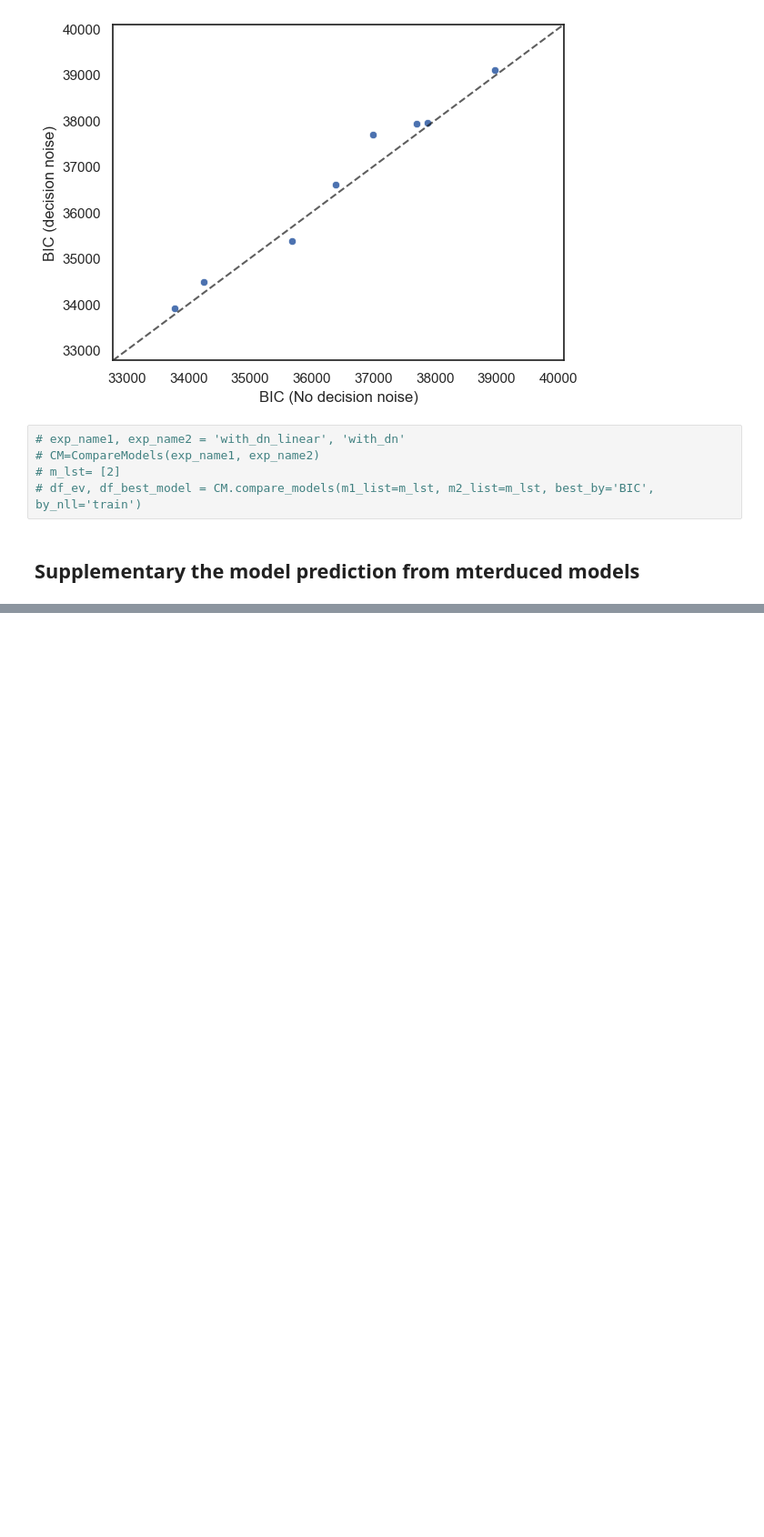
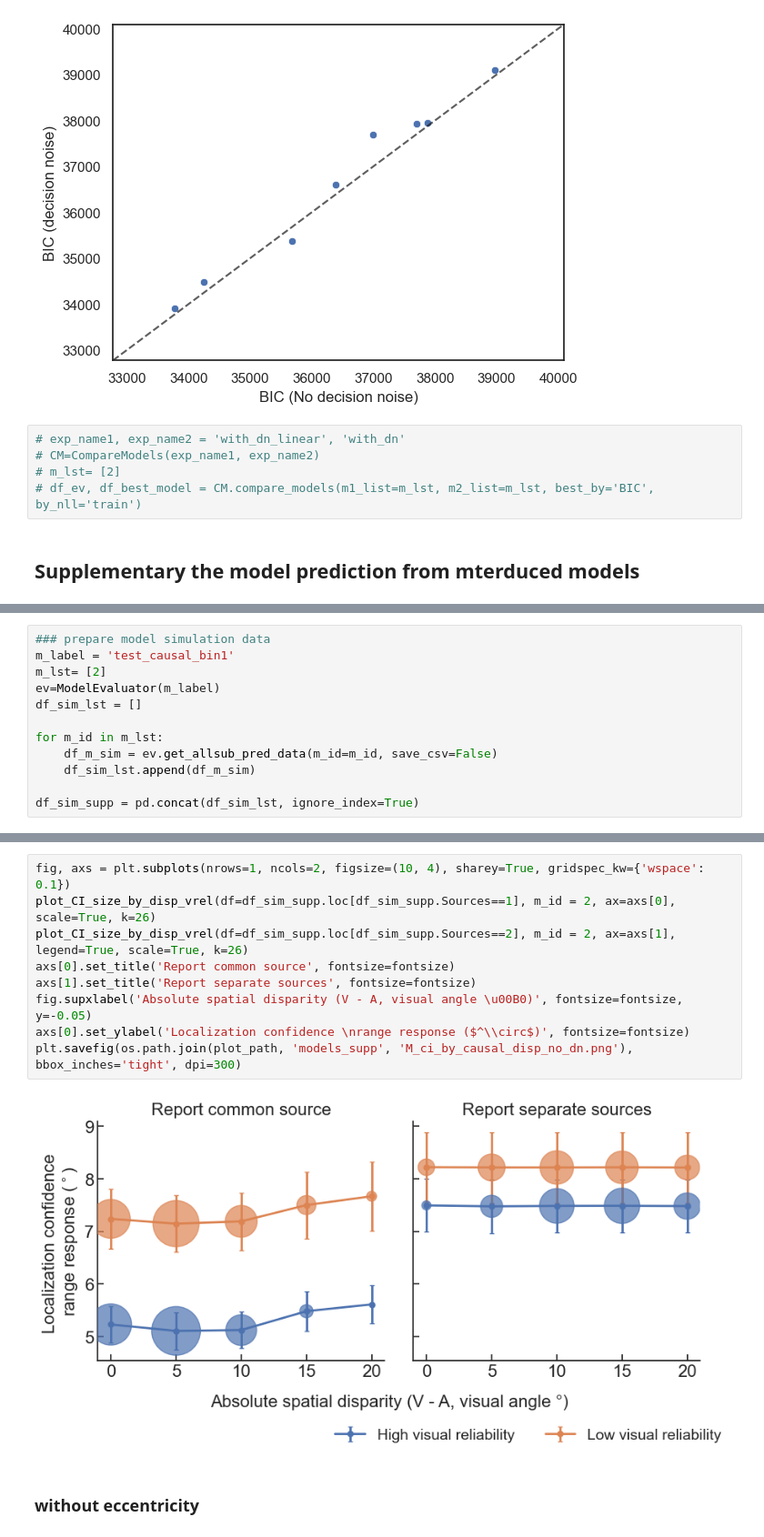
Before and after one commit to wenshu2022/BCI-confidence-VE, a Jupyter notebook: Analysis/Model_evaluation_with_beh_data.ipynb, the cells around one changed output, grey strips where cells are left out. Shown at 91% size. Cells and saved outputs as stored; diff of their text form; blank space fills up the shorter version.

```diff
--- a/Analysis/Model_evaluation_with_beh_data.ipynb
+++ b/Analysis/Model_evaluation_with_beh_data.ipynb
@@ -1086,0 +1107,12 @@ plt.show()
+# %%
+### prepare model simulation data
+m_label = 'test_causal_bin1'
+m_lst= [2]
+ev=ModelEvaluator(m_label)
+df_sim_lst = []
+
+for m_id in m_lst:
+    df_m_sim = ev.get_allsub_pred_data(m_id=m_id, save_csv=False)
+    df_sim_lst.append(df_m_sim)
+
+df_sim_supp = pd.concat(df_sim_lst, ignore_index=True)
@@ -1086,0 +1128,13 @@ plt.show()
+# %%
+fig, axs = plt.subplots(nrows=1, ncols=2, figsize=(10, 4), sharey=True, gridspec_kw={'wspace': 0.1})
+plot_CI_size_by_disp_vrel(df=df_sim_supp.loc[df_sim_supp.Sources==1], m_id = 2, ax=axs[0], scale=True, k=26)
+plot_CI_size_by_disp_vrel(df=df_sim_supp.loc[df_sim_supp.Sources==2], m_id = 2, ax=axs[1], legend=True, scale=True, k=26)
+axs[0].set_title('Report common source', fontsize=fontsize)
+axs[1].set_title('Report separate sources', fontsize=fontsize)
+fig.supxlabel('Absolute spatial disparity (V - A, visual angle \u00B0)', fontsize=fontsize, y=-0.05)
+axs[0].set_ylabel('Localization confidence \nrange response ($^\\circ$)', fontsize=fontsize)
+plt.savefig(os.path.join(plot_path, 'models_supp', 'M_ci_by_causal_disp_no_dn.png'), bbox_inches='tight', dpi=300)
+# %% [output]
+[figure, added]
+# %% [markdown]
+### without eccentricity
```
Also changed, not shown: parts of 13 cells of this notebook, 7 other files.
